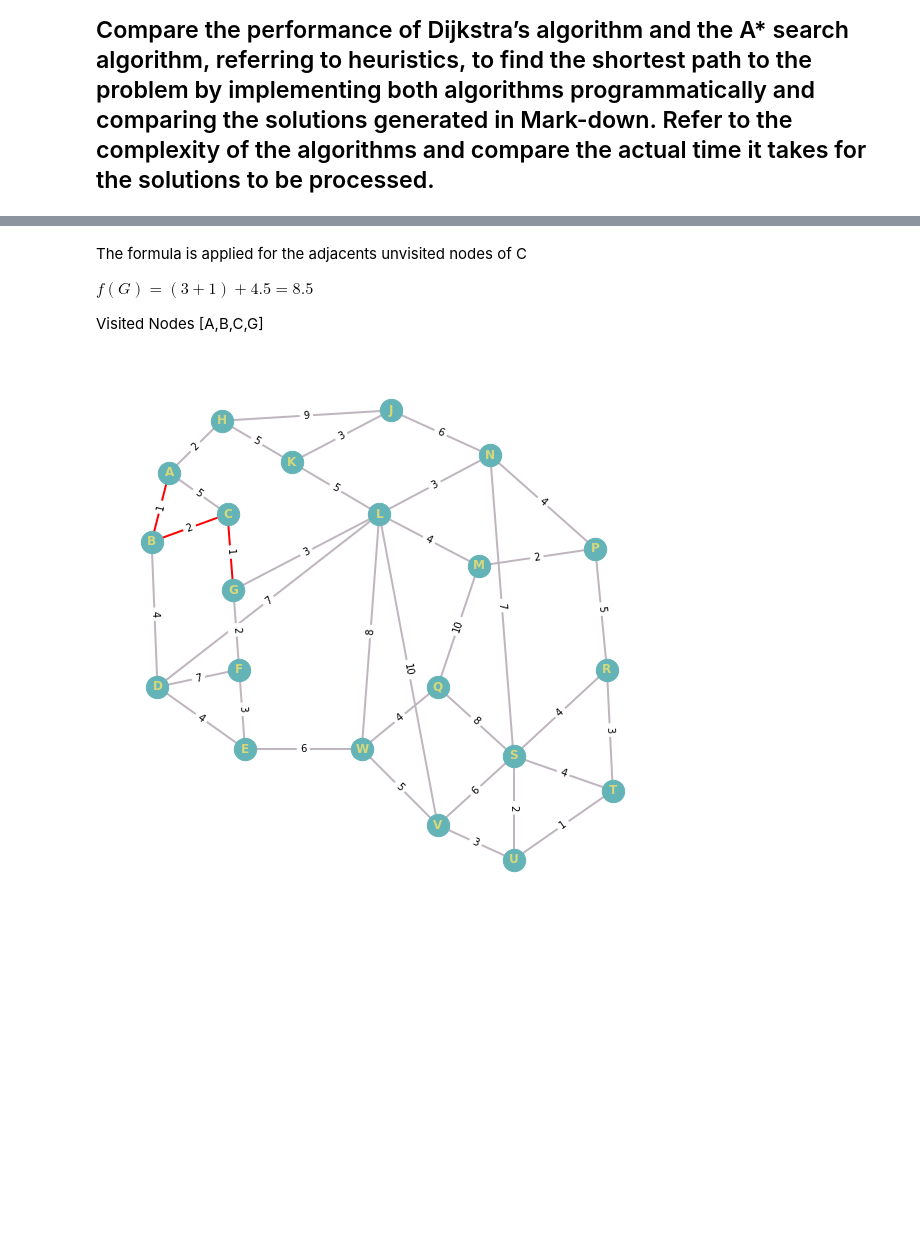
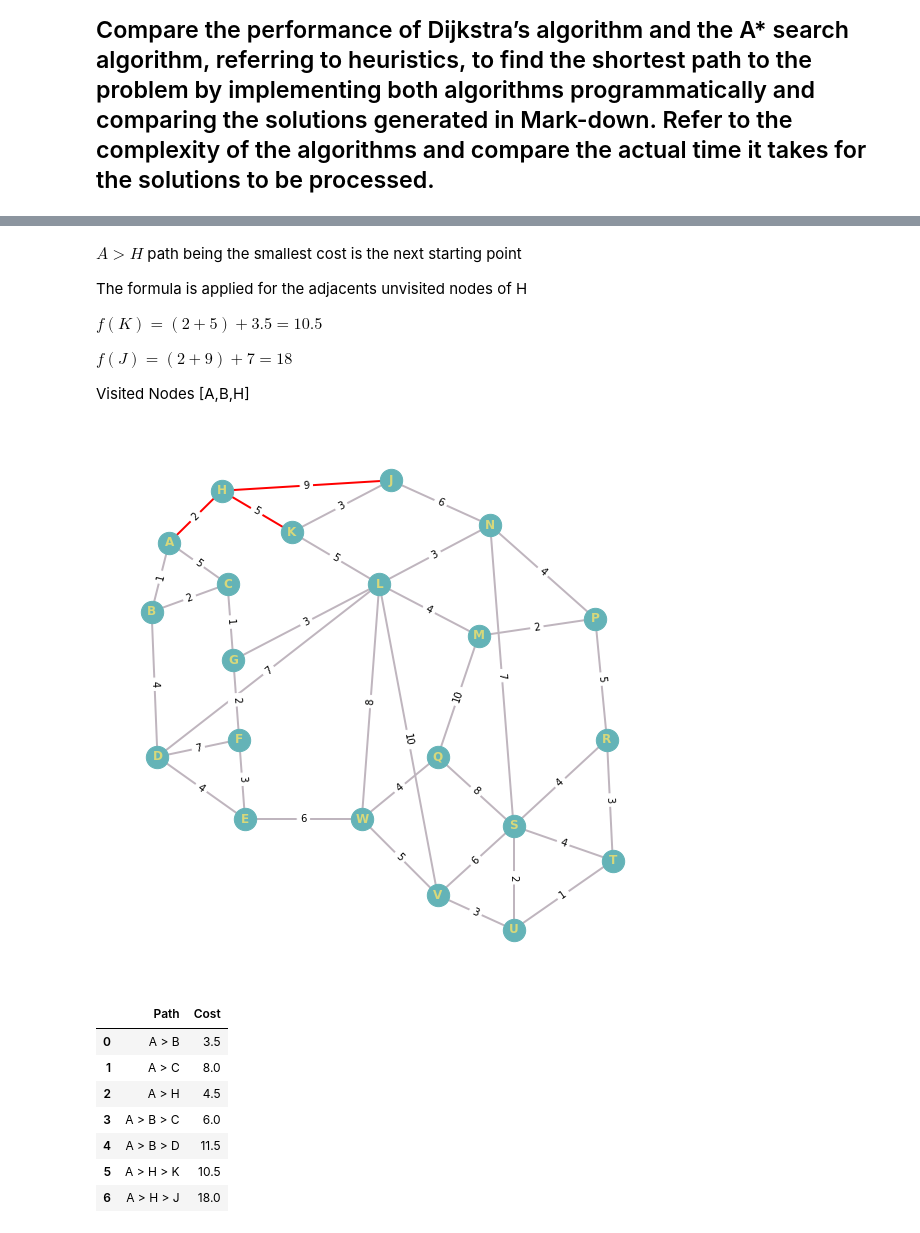
Before and after one commit to Rfg2048/AI, a Jupyter notebook: AI.ipynb, the cells around one changed output, grey strips where cells are left out. Cells and saved outputs as stored; diff of their text form; code cells hidden in the pictures; blank space fills up the shorter version.

Commit message:
A* table setup 2

```diff
--- a/AI.ipynb
+++ b/AI.ipynb
@@ -1202,9 +1200,13 @@ Visited Nodes [A,B]
 # %%
 nodes_table_star = {
-    "Path": ['A > B'],
-    "Cost": [3.5],
+    "Path": ['A > B', 'A > C', 'A > H'],
+    "Cost": [3.5, 8, 4.5],
+    "Visited" ['','',''],
 }
 
 nodes_df_star = pd.DataFrame(nodes_table_star)
 
-nodes_df_star
+def add_path(path, cost):
+    global nodes_df_star
+    new_row = pd.DataFrame({'Path':[path], 'Cost':[cost]})
+    nodes_df_star = pd.concat([nodes_df_star, new_row], ignore_index=True)
@@ -1241,17 +1260,34 @@ draw_graph(graph, pos, node_label, edge_label, edge_colors)
 # %% [markdown]
-The formula is applied for the adjacents unvisited nodes of C
+$A > H$ path being the smallest cost is the next starting point
 
-$f(G) = (3+1) + 4.5 = 8.5$
+The formula is applied for the adjacents unvisited nodes of H
 
-Visited Nodes [A,B,C,G]
+$f(K) = (2+5) + 3.5 = 10.5$
+
+$f(J) = (2+9) + 7 = 18$
+
+Visited Nodes [A,B,H]
 # %%
 highlight_weights = {
-    ('A','B'),
-    ('B','C'),
-    ('C','G')
+    ('A','H'),
+    ('H','K'),
+    ('H','J')
 }
 edge_colors=["red" if (u,v) in highlight_weights else "#bfb5be" for u,v in graph.edges()]
 draw_graph(graph, pos, node_label, edge_label, edge_colors)
+
+add_path('A > H > K', 10.5)
+add_path('A > H > J', 18)
+
+nodes_df_star
 # %% [output]
-[figure, old version]
+[figure, new version]
+|  | Path | Cost |
+| 0 | A > B | 3.5 |
+| 1 | A > C | 8.0 |
+| 2 | A > H | 4.5 |
+| 3 | A > B > C | 6.0 |
+| 4 | A > B > D | 11.5 |
+| 5 | A > H > K | 10.5 |
+| 6 | A > H > J | 18.0 |
 # %% [markdown]
```
Also changed, not shown: parts of 12 cells of this notebook.
